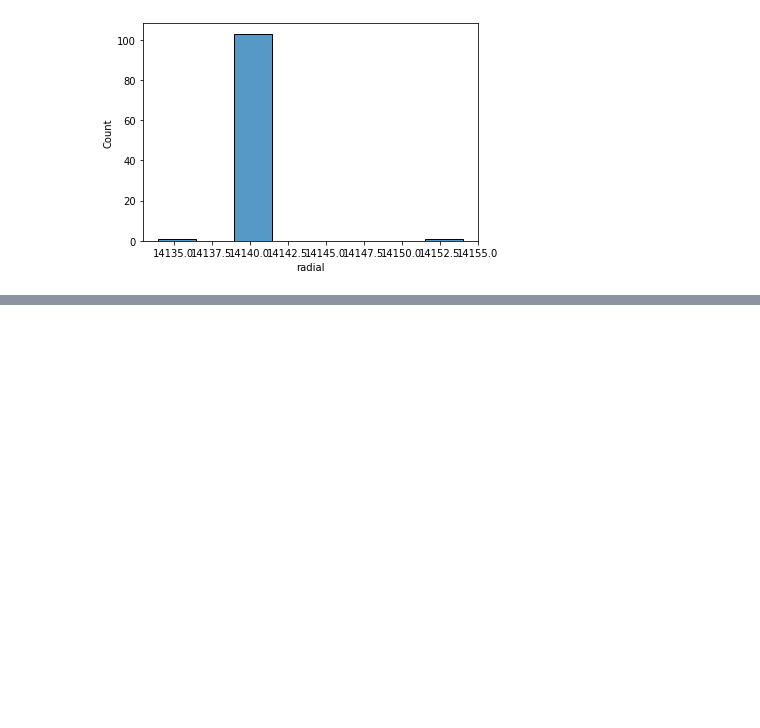
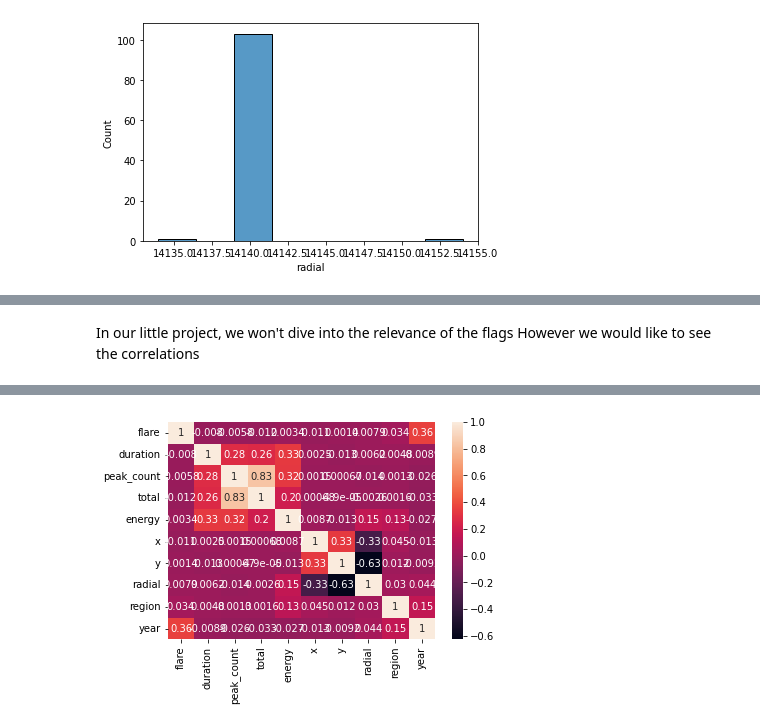
Before and after one commit to GBernard314/supreme-lamp, a Jupyter notebook: solar_flares.ipynb, the cells around one changed output, grey strips where cells are left out. Drawn from its saved outputs; the diff is of its cells as text; code cells hidden in the pictures; blank space fills up the shorter version.

```diff
--- a/solar_flares.ipynb
+++ b/solar_flares.ipynb
@@ -224,0 +298,7 @@ sns.histplot(df_bf['radial'])
+# %% [markdown]
+In our little project, we won't dive into the relevance of the flags
+However we would like to see the correlations
+# %%
+sns.heatmap(df.corr(), annot = True)
+df.corr()
+# %% [output]
@@ -224,0 +316 @@ sns.histplot(df_bf['radial'])
+[figure, added]
```
Also changed, not shown: parts of 33 cells of this notebook.
